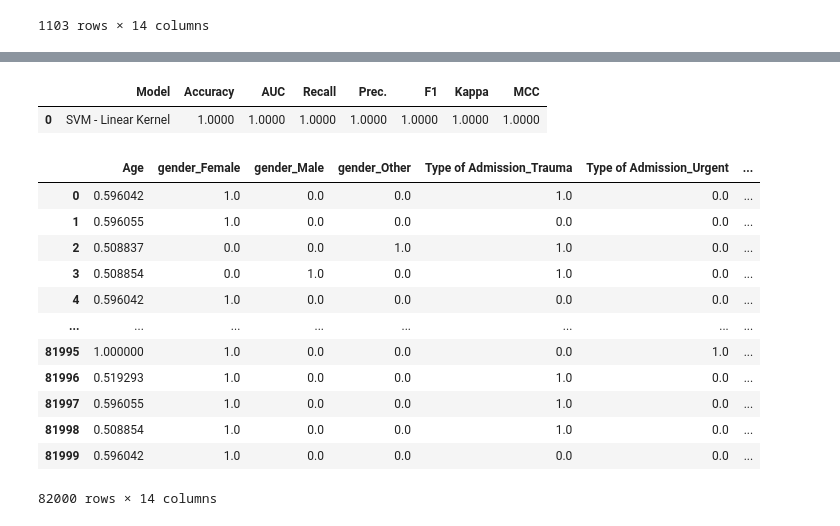
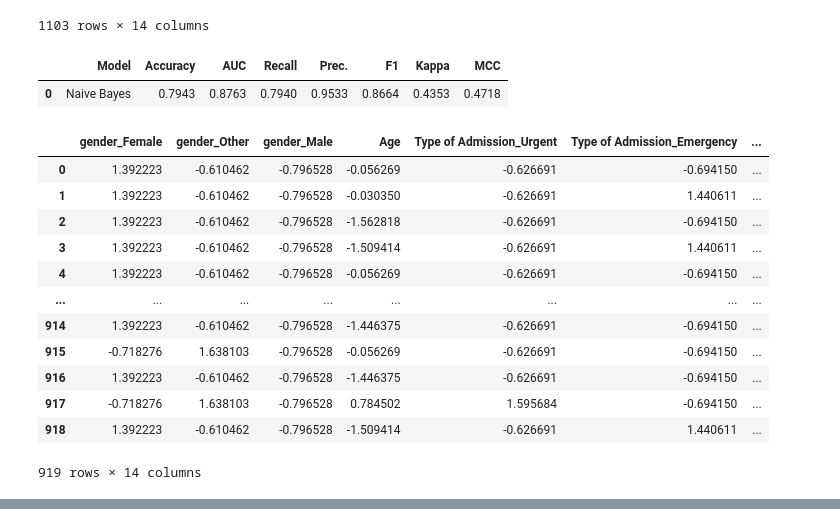
Before and after one commit to GyGuillermo/pi02_data05, a Jupyter notebook: datathon.ipynb, the cells around one changed output, grey strips where cells are left out. Drawn from its saved outputs; the diff is of its cells as text; code cells hidden in the pictures.

```diff
--- a/datathon.ipynb
+++ b/datathon.ipynb
@@ -154,6 +154,26 @@ predict_model(nb)
 | 3672 | 1.392223 | -0.610462 | -0.796528 | 0.784502 | -0.626691 | 1.440611 | ... |
 | 3673 | -0.718276 | -0.610462 | 1.255449 | 0.784502 | -0.626691 | 1.440611 | ... |
 1103 rows × 14 columns
+# %%
+testeo_pre = predict_model(nb, data=df_train_test)
+testeo_pre
+# Testeo de df_train_test
+# %% [output]
+|  | Model | Accuracy | AUC | Recall | Prec. | F1 | Kappa | MCC |
+| 0 | Naive Bayes | 0.7943 | 0.8763 | 0.7940 | 0.9533 | 0.8664 | 0.4353 | 0.4718 |
+|  | gender_Female | gender_Other | gender_Male | Age | Type of Admission_Urgent | Type of Admission_Emergency | ... |
+| 0 | 1.392223 | -0.610462 | -0.796528 | -0.056269 | -0.626691 | -0.694150 | ... |
+| 1 | 1.392223 | -0.610462 | -0.796528 | -0.030350 | -0.626691 | 1.440611 | ... |
+| 2 | 1.392223 | -0.610462 | -0.796528 | -1.562818 | -0.626691 | -0.694150 | ... |
+| 3 | 1.392223 | -0.610462 | -0.796528 | -1.509414 | -0.626691 | 1.440611 | ... |
+| 4 | 1.392223 | -0.610462 | -0.796528 | -0.056269 | -0.626691 | -0.694150 | ... |
+| ... | ... | ... | ... | ... | ... | ... | ... |
+| 914 | 1.392223 | -0.610462 | -0.796528 | -1.446375 | -0.626691 | -0.694150 | ... |
+| 915 | -0.718276 | 1.638103 | -0.796528 | -0.056269 | -0.626691 | -0.694150 | ... |
+| 916 | 1.392223 | -0.610462 | -0.796528 | -1.446375 | -0.626691 | -0.694150 | ... |
+| 917 | -0.718276 | 1.638103 | -0.796528 | 0.784502 | 1.595684 | -0.694150 | ... |
+| 918 | 1.392223 | -0.610462 | -0.796528 | -1.509414 | -0.626691 | 1.440611 | ... |
+919 rows × 14 columns
 # %%
 testeo_pre = predict_model(nb, data=df_test)
 testeo_pre
@@ -184,19 +195,0 @@ modelo_final = finalize_model(svm)
-# %%
-testeo_pre = predict_model(svm, data=df_train_test)
-testeo_pre
-# %% [output]
-|  | Model | Accuracy | AUC | Recall | Prec. | F1 | Kappa | MCC |
-| 0 | SVM - Linear Kernel | 1.0000 | 1.0000 | 1.0000 | 1.0000 | 1.0000 | 1.0000 | 1.0000 |
-|  | Age | gender_Female | gender_Male | gender_Other | Type of Admission_Trauma | Type of Admission_Urgent | ... |
-| 0 | 0.596042 | 1.0 | 0.0 | 0.0 | 1.0 | 0.0 | ... |
-| 1 | 0.596055 | 1.0 | 0.0 | 0.0 | 0.0 | 0.0 | ... |
-| 2 | 0.508837 | 0.0 | 0.0 | 1.0 | 1.0 | 0.0 | ... |
-| 3 | 0.508854 | 0.0 | 1.0 | 0.0 | 1.0 | 0.0 | ... |
-| 4 | 0.596042 | 1.0 | 0.0 | 0.0 | 0.0 | 0.0 | ... |
-| ... | ... | ... | ... | ... | ... | ... | ... |
-| 81995 | 1.000000 | 1.0 | 0.0 | 0.0 | 0.0 | 1.0 | ... |
-| 81996 | 0.519293 | 1.0 | 0.0 | 0.0 | 1.0 | 0.0 | ... |
-| 81997 | 0.596055 | 1.0 | 0.0 | 0.0 | 1.0 | 0.0 | ... |
-| 81998 | 0.508854 | 1.0 | 0.0 | 0.0 | 1.0 | 0.0 | ... |
-| 81999 | 0.596042 | 1.0 | 0.0 | 0.0 | 0.0 | 0.0 | ... |
-82000 rows × 14 columns
```
Also changed, not shown: parts of 7 cells of this notebook, 2 other files.
